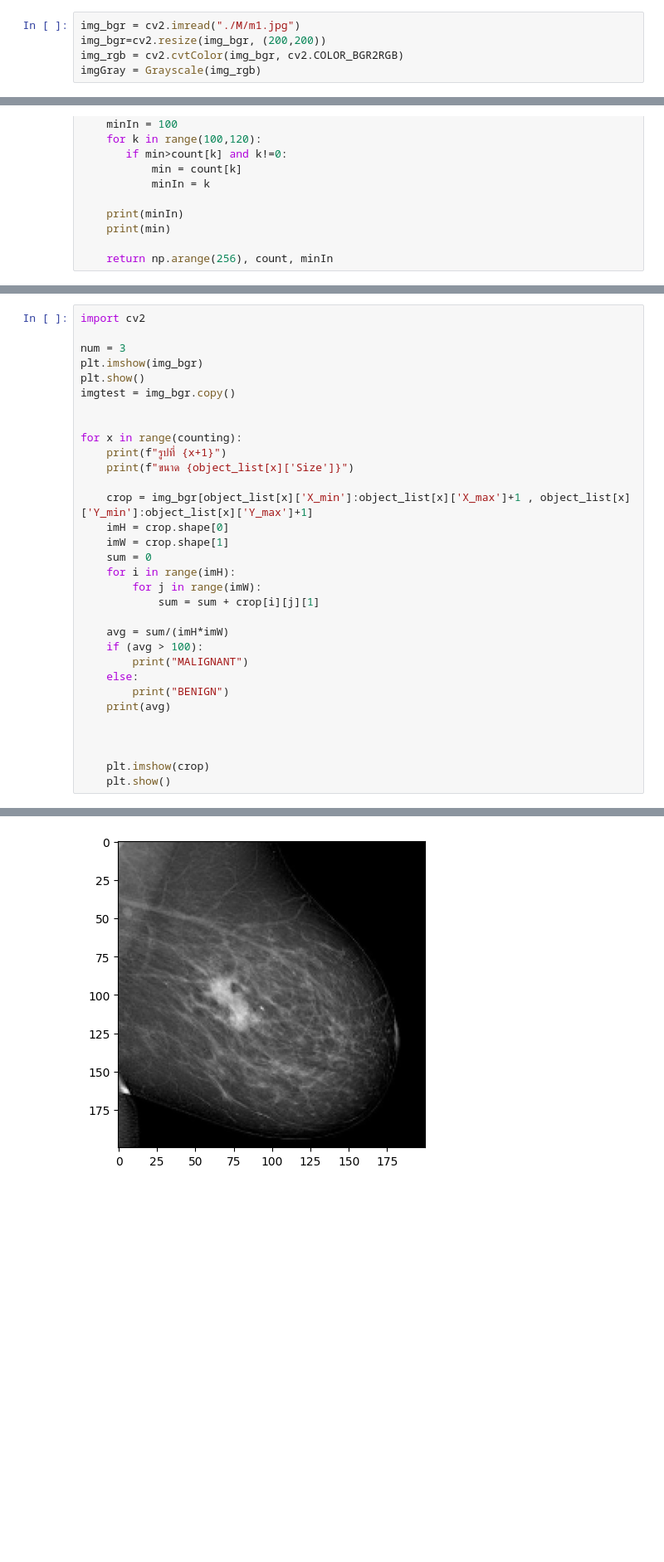
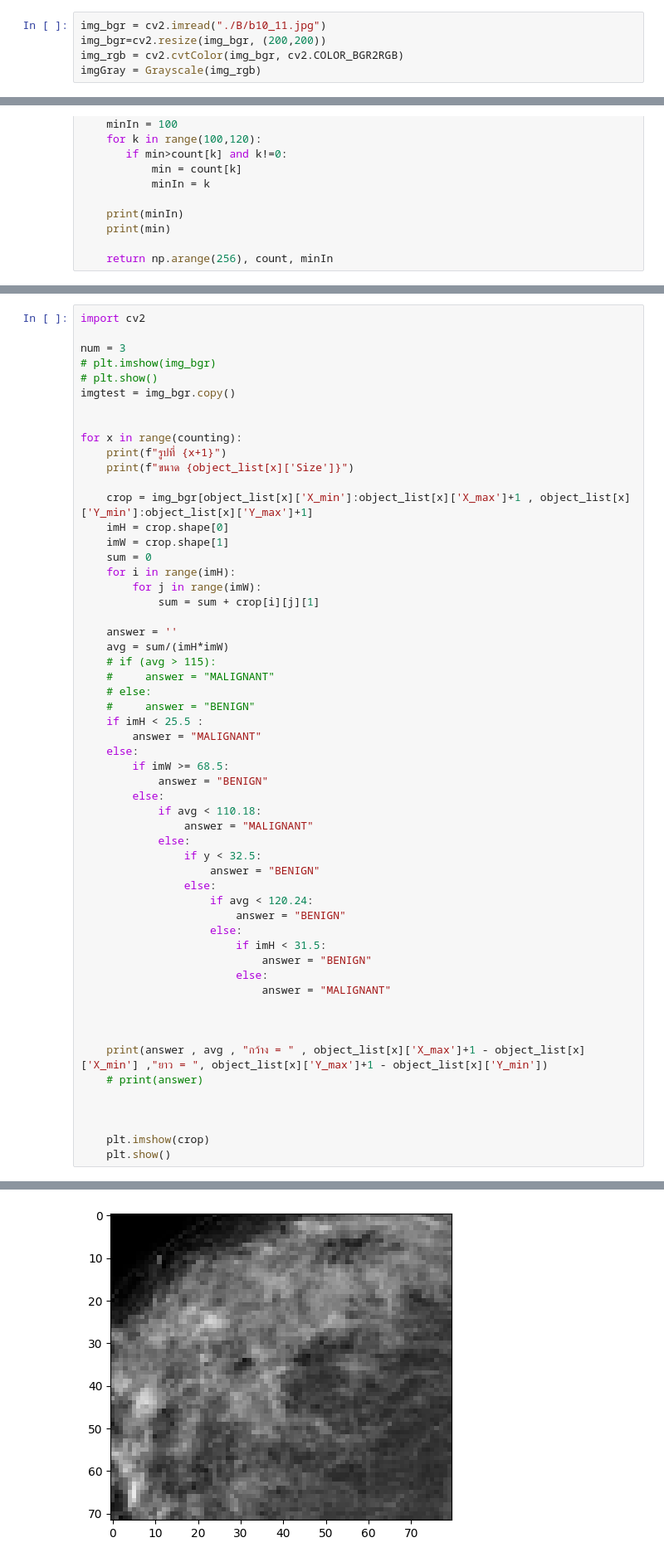
Before and after one commit to iristap/project_DIP, a Jupyter notebook: project_DIP.ipynb, the cells around one changed output, grey strips where cells are left out. Shown at 83% size. Drawn from its saved outputs; the diff is of its cells as text; blank space fills up the shorter version.

```diff
--- a/project_DIP.ipynb
+++ b/project_DIP.ipynb
@@ -14,7 +14,7 @@ def Grayscale(img):
             img_out[i][j][0] = img_out[i][j][1] = img_out[i][j][2] = img[i][j][1]
     return img_out
 # %%
-img_bgr = cv2.imread("./M/m1.jpg")
+img_bgr = cv2.imread("./B/b10_11.jpg")
 img_bgr=cv2.resize(img_bgr, (200,200))
 img_rgb = cv2.cvtColor(img_bgr, cv2.COLOR_BGR2RGB)
 imgGray = Grayscale(img_rgb)
@@ -286,8 +280,8 @@ plt.show()
 import cv2
 
 num = 3
-plt.imshow(img_bgr)
-plt.show()
+# plt.imshow(img_bgr)
+# plt.show()
 imgtest = img_bgr.copy()
 
 
@@ -303,12 +297,36 @@ for x in range(counting):
         for j in range(imW):
             sum = sum + crop[i][j][1]
 
+    answer = ''
     avg = sum/(imH*imW)
-    if (avg > 100):
-        print("MALIGNANT")
+    # if (avg > 115):
+    #     answer = "MALIGNANT"
+    # else:
+    #     answer = "BENIGN"
+    if imH < 25.5 :
+        answer = "MALIGNANT"
     else:
-        print("BENIGN")
-    print(avg)
+        if imW >= 68.5:
+            answer = "BENIGN"
+        else:
+            if avg < 110.18:
+                answer = "MALIGNANT"
+            else:
+                if y < 32.5:
+                    answer = "BENIGN"
+                else:
+                    if avg < 120.24:
+                        answer = "BENIGN"
+                    else:
+                        if imH < 31.5:
+                            answer = "BENIGN"
+                        else:
+                            answer = "MALIGNANT"
+
+
+
+    print(answer , avg , "กว้าง = " , object_list[x]['X_max']+1 - object_list[x]['X_min'] ,"ยาว = ", object_list[x]['Y_max']+1 - object_list[x]['Y_min'])
+    # print(answer)
 
 
 
@@ -318 +339 @@ for x in range(counting):
-[figure, old version]
+[figure, new version]
```
Also changed, not shown: parts of 12 cells of this notebook.
